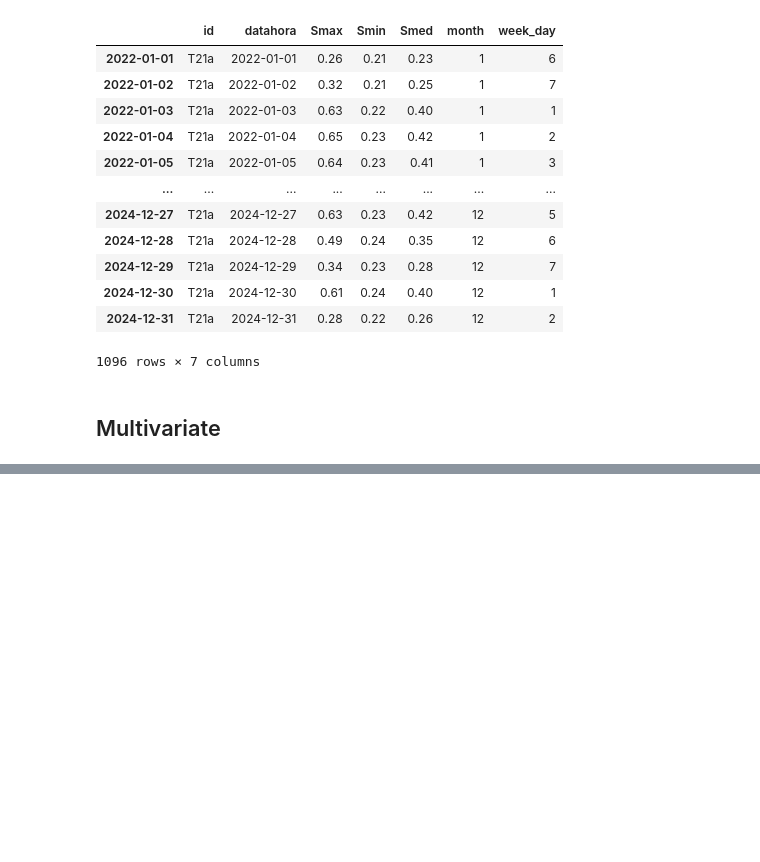
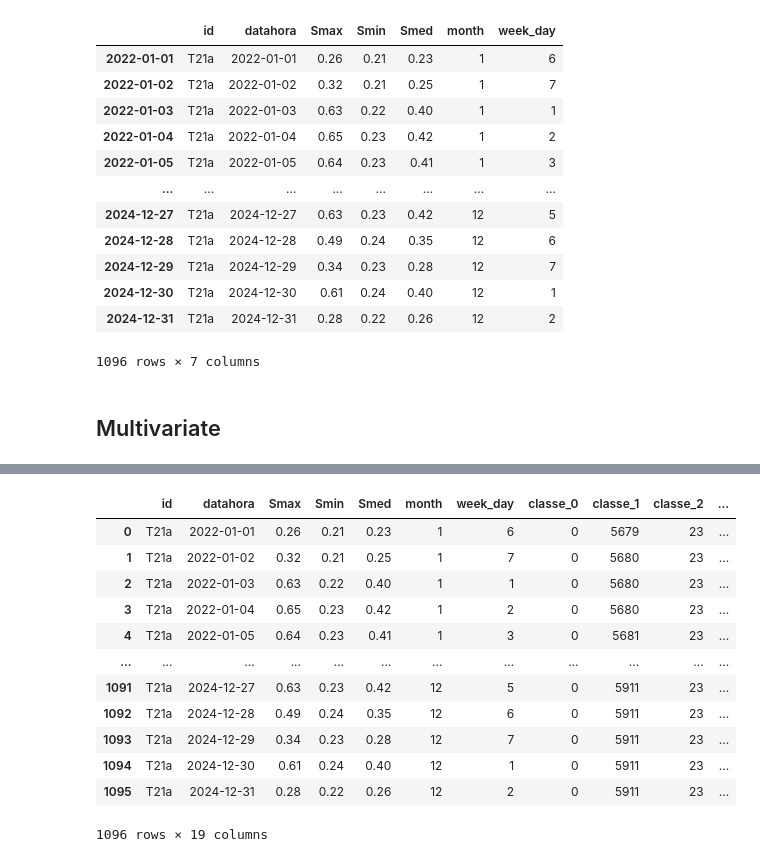
Before and after one commit to ruanvirginio/masters, a Jupyter notebook: Recursive_Forecasting.ipynb, the cells around one changed output, grey strips where cells are left out. Saved outputs shown, nothing was run; the diff lists cells and outputs as text; code cells hidden in the pictures; blank space fills up the shorter version.

Commit message:
add exog variables for multivariate approach

```diff
--- a/Recursive_Forecasting.ipynb
+++ b/Recursive_Forecasting.ipynb
@@ -469,0 +505,22 @@ clientes2
+# %%
+df_multivariate = pd.merge(
+    data,
+    gd_clientes,
+    on=['datahora', 'id'],
+    how='left'
+)
+df_multivariate
+# %% [output]
+|  | id | datahora | Smax | Smin | Smed | month | week_day | classe_0 | classe_1 | classe_2 | ... |
+| 0 | T21a | 2022-01-01 | 0.26 | 0.21 | 0.23 | 1 | 6 | 0 | 5679 | 23 | ... |
+| 1 | T21a | 2022-01-02 | 0.32 | 0.21 | 0.25 | 1 | 7 | 0 | 5680 | 23 | ... |
+| 2 | T21a | 2022-01-03 | 0.63 | 0.22 | 0.40 | 1 | 1 | 0 | 5680 | 23 | ... |
+| 3 | T21a | 2022-01-04 | 0.65 | 0.23 | 0.42 | 1 | 2 | 0 | 5680 | 23 | ... |
+| 4 | T21a | 2022-01-05 | 0.64 | 0.23 | 0.41 | 1 | 3 | 0 | 5681 | 23 | ... |
+| ... | ... | ... | ... | ... | ... | ... | ... | ... | ... | ... | ... |
+| 1091 | T21a | 2024-12-27 | 0.63 | 0.23 | 0.42 | 12 | 5 | 0 | 5911 | 23 | ... |
+| 1092 | T21a | 2024-12-28 | 0.49 | 0.24 | 0.35 | 12 | 6 | 0 | 5911 | 23 | ... |
+| 1093 | T21a | 2024-12-29 | 0.34 | 0.23 | 0.28 | 12 | 7 | 0 | 5911 | 23 | ... |
+| 1094 | T21a | 2024-12-30 | 0.61 | 0.24 | 0.40 | 12 | 1 | 0 | 5911 | 23 | ... |
+| 1095 | T21a | 2024-12-31 | 0.28 | 0.22 | 0.26 | 12 | 2 | 0 | 5911 | 23 | ... |
+1096 rows × 19 columns
```
Also changed, not shown: parts of 17 cells of this notebook.
